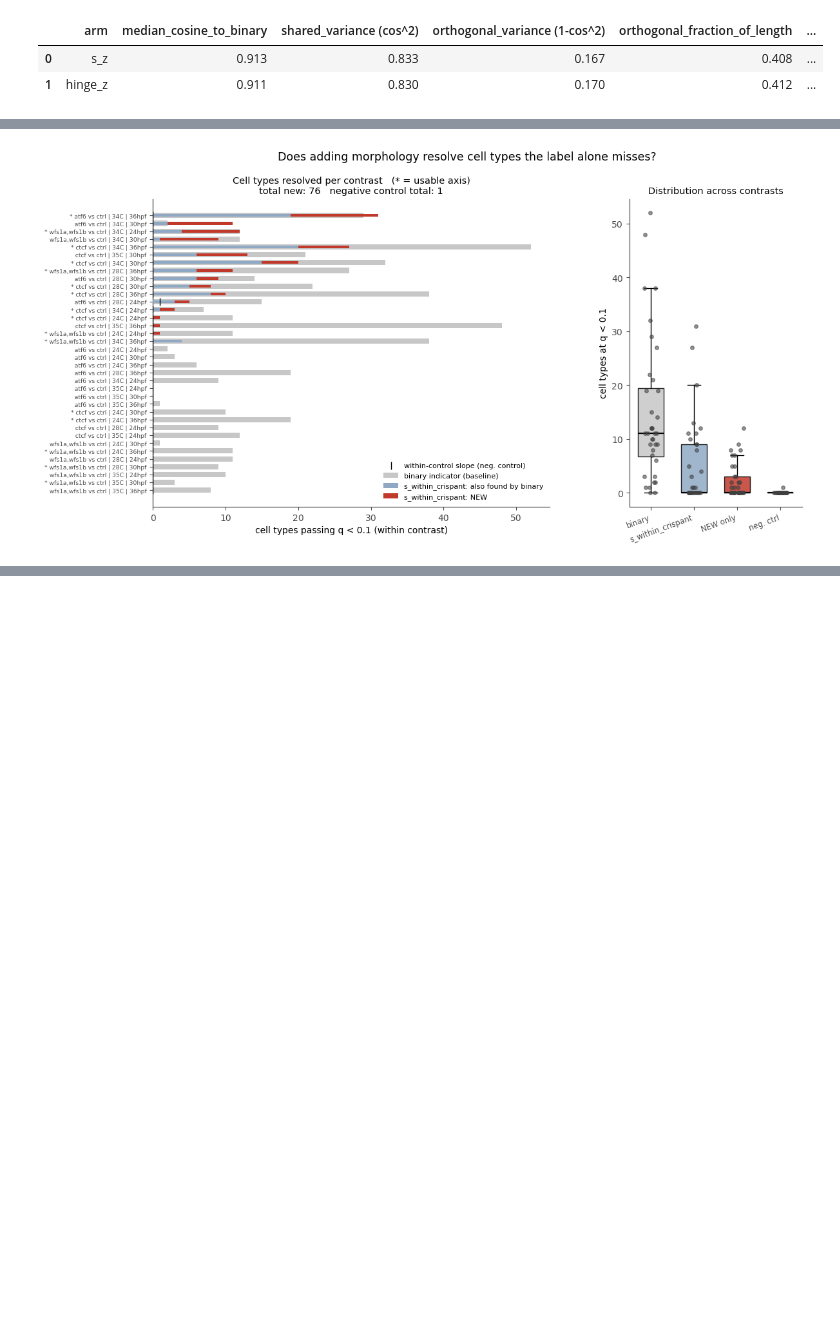
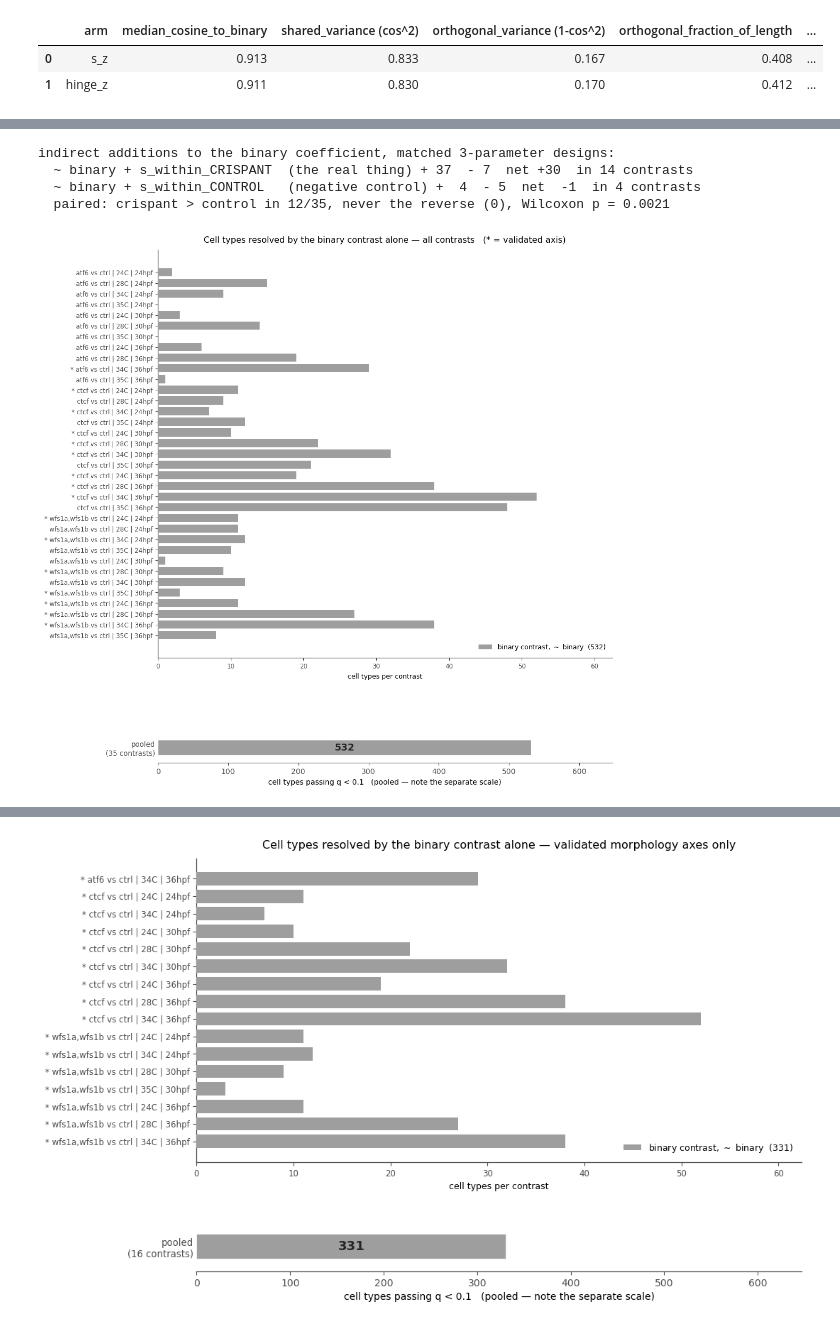
Before and after one commit to Marazzano/morphseq, a Jupyter notebook: results/nlammers/20260730_GENE7/gene7_synthesis.ipynb, the cells around one changed output, grey strips where cells are left out. Drawn from its saved outputs; the diff is of its cells as text; code cells hidden in the pictures; blank space fills up the shorter version.

Commit message:
Plots on plots

```diff
--- a/results/nlammers/20260730_GENE7/gene7_synthesis.ipynb
+++ b/results/nlammers/20260730_GENE7/gene7_synthesis.ipynb
@@ -163,7 +197,7 @@ so the comparison cannot be won by `s` merely having more range than a 0/1 indic
 wide = global_stats.pivot(index="contrast", columns="arm", values="t_std").join(
     quality.set_index("contrast")[["usable", "loo_auc"]])
 rows = []
-for label, subset in (("all 36", wide), ("usable axes (16)", wide[wide["usable"]])):
+for label, subset in ((f"all {N}", wide), (f"usable axes ({N_USABLE})", wide[wide["usable"]])):
     for arm in ("s_z", "hinge_z"):
         delta = (subset[arm] - subset["binary_z"]).dropna()
         rows.append({"set": label, "arm": arm, "wins": int((delta > 0).sum()), "n": len(delta),
@@ -212,0 +283,3 @@ pd.DataFrame(rows).round(3)
+# %%
+figure, overlap = ep.hit_overlap_plot(coefficients, quality, arm="s_z")
+ep.save_inline(figure, FIGURES / "2b_hit_overlap")
@@ -407,5 +588,34 @@ contrast (**16** among validated axes) out of ~50 tested, with only 2 of 36 cont
 There is plenty of resolution to add to.
 # %%
-figure, gains = ep.hit_gain_plot(coefficients, quality)
+# Gains over the plain binary contrast, split by HOW they arrive. Four figures: binary-only
+# then binary+morph, for all contrasts and for validated axes only. Same rows, ordering and
+# x-limits within each pair, so they render as a build.
+_frames = {}
+for _usable, _tag in ((False, "all"), (True, "gated")):
+    for _layers, _suffix in (("binary", "1_binary_only"), ("both", "2_binary_plus_morph")):
+        _fig, _frame = ep.slope_gain_bars(binary_check, quality, usable_only=_usable,
+                                          layers=_layers)
+        ep.save_inline(_fig, FIGURES / f"5_gain_{_tag}_{_suffix}")
+        _frames[_tag] = _frame
+gains, gains_gated = _frames["all"], _frames["gated"]   # `gains` must be the FULL set
+
+# the matched negative control for the INDIRECT channel: two designs with one extra column
+# each, differing only in which group carries the gradient
+b = binary_summary
+print("indirect additions to the binary coefficient, matched 3-parameter designs:")
+for col_gain, col_lost, name in (("indirect_m4_crispslope", "lost_m4_crispslope",
+                                  "~ binary + s_within_CRISPANT  (the real thing)"),
+                                 ("indirect_m3_ctrlslope", "lost_m3_ctrlslope",
+                                  "~ binary + s_within_CONTROL   (negative control)")):
+    print(f"  {name:46s} +{int(b[col_gain].sum()):3d}  -{int(b[col_lost].sum()):2d}  "
+          f"net {int(b[col_gain].sum() - b[col_lost].sum()):+3d}  "
+          f"in {int((b[col_gain] > 0).sum())} contrasts")
+_d = b["indirect_m4_crispslope"] - b["indirect_m3_ctrlslope"]
+print(f"  paired: crispant > control in {int((_d > 0).sum())}/{len(_d)}, "
+      f"never the reverse ({int((_d < 0).sum())}), Wilcoxon p = {stats.wilcoxon(_d)[1]:.4f}")
 # %% [output]
+indirect additions to the binary coefficient, matched 3-parameter designs:
+  ~ binary + s_within_CRISPANT  (the real thing) + 37  - 7  net +30  in 14 contrasts
+  ~ binary + s_within_CONTROL   (negative control) +  4  - 5  net  -1  in 4 contrasts
+  paired: crispant > control in 12/35, never the reverse (0), Wilcoxon p = 0.0021
-[figure, old version]
+[figure, new version]
@@ -411,0 +623 @@ figure, gains = ep.hit_gain_plot(coefficients, quality)
+[figure, added]
```
Also changed, not shown: parts of 32 cells of this notebook, 24 other files.
